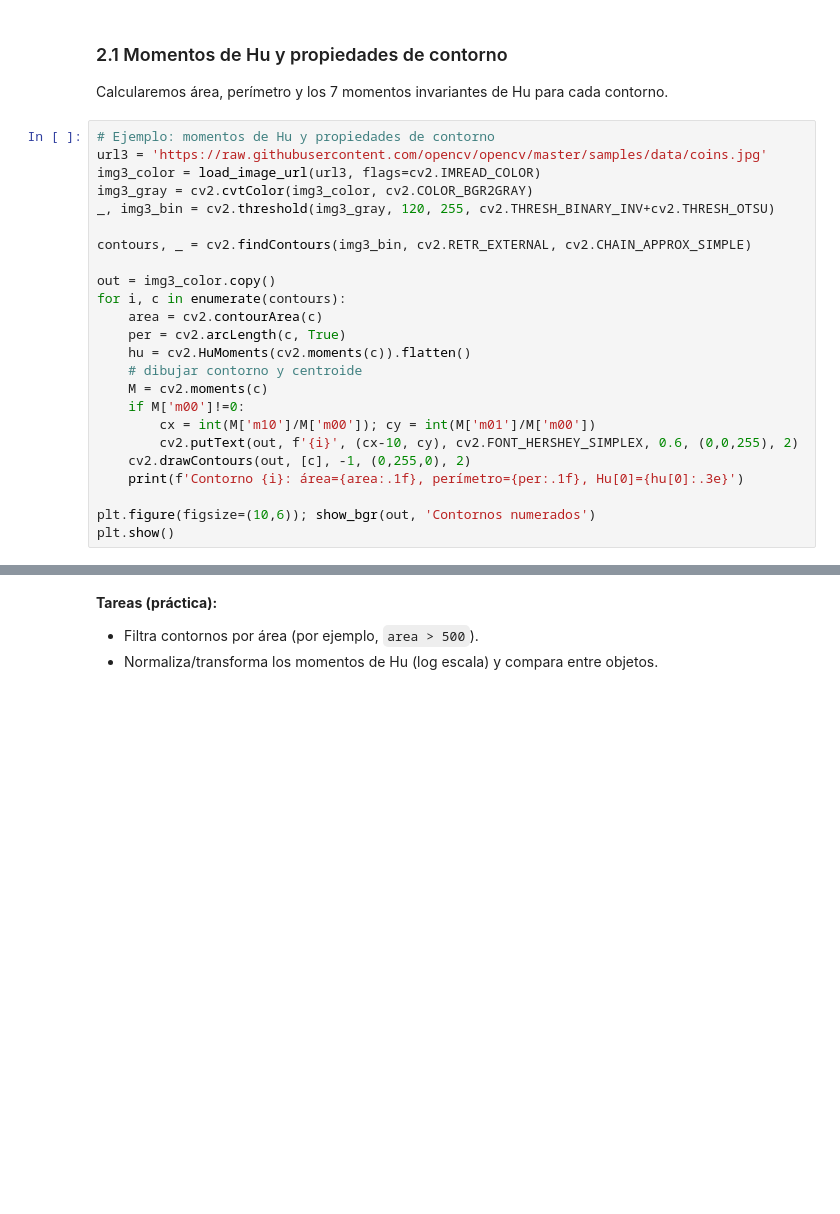
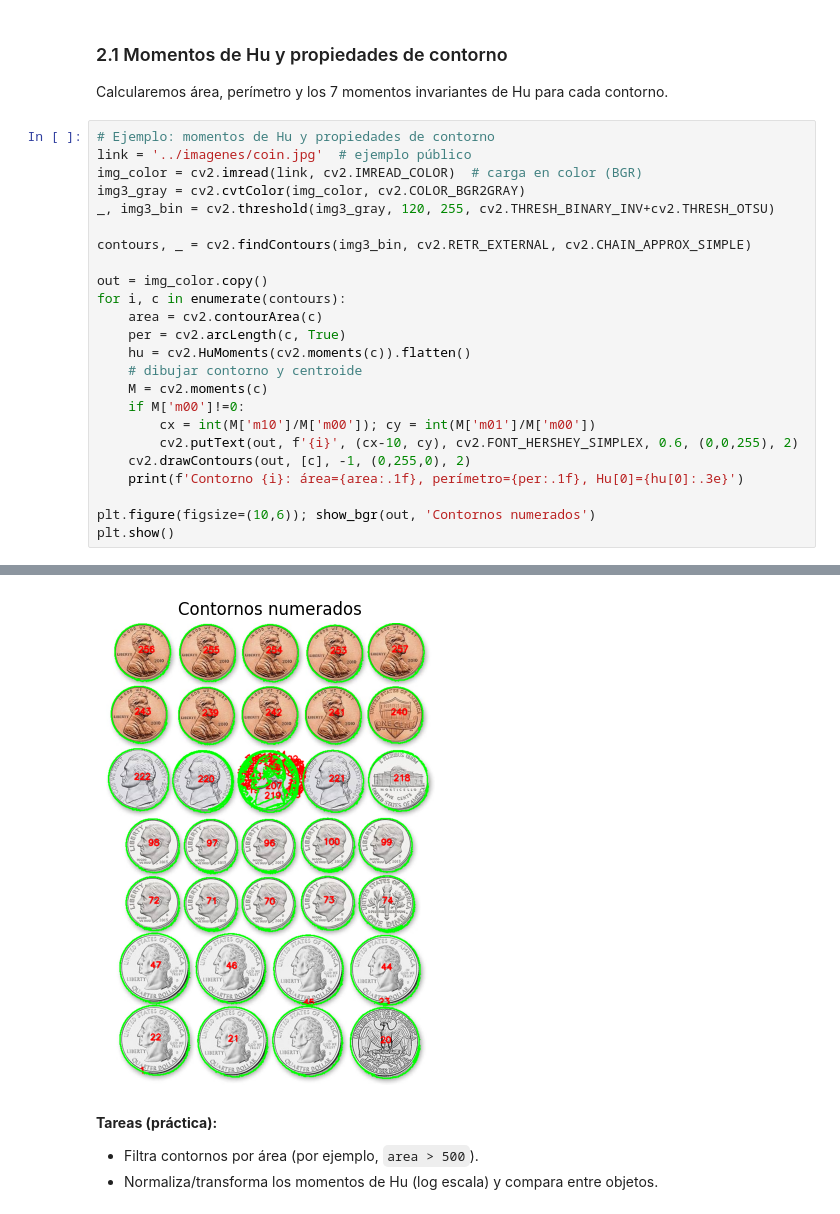
Before and after one commit to RojasG4mer/Vision-e-Inteligencia-Artificial-2026, a Jupyter notebook: Vision/vision_computacional_TareA_JFRM.ipynb, the cells around one changed output, grey strips where cells are left out. Saved outputs shown, nothing was run; the diff lists cells and outputs as text; blank space fills up the shorter version.

```diff
--- a/Vision/vision_computacional_TareA_JFRM.ipynb
+++ b/Vision/vision_computacional_TareA_JFRM.ipynb
@@ -108,14 +204,14 @@ Extraeremos propiedades geométricas (momentos de Hu, área, perímetro) y descr
 Calcularemos área, perímetro y los 7 momentos invariantes de Hu para cada contorno.
 # %%
 # Ejemplo: momentos de Hu y propiedades de contorno
-url3 = 'https://raw.githubusercontent.com/opencv/opencv/master/samples/data/coins.jpg'
-img3_color = load_image_url(url3, flags=cv2.IMREAD_COLOR)
-img3_gray = cv2.cvtColor(img3_color, cv2.COLOR_BGR2GRAY)
+link = '../imagenes/coin.jpg'  # ejemplo público
+img_color = cv2.imread(link, cv2.IMREAD_COLOR)  # carga en color (BGR)
+img3_gray = cv2.cvtColor(img_color, cv2.COLOR_BGR2GRAY)
 _, img3_bin = cv2.threshold(img3_gray, 120, 255, cv2.THRESH_BINARY_INV+cv2.THRESH_OTSU)
 
 contours, _ = cv2.findContours(img3_bin, cv2.RETR_EXTERNAL, cv2.CHAIN_APPROX_SIMPLE)
 
-out = img3_color.copy()
+out = img_color.copy()
 for i, c in enumerate(contours):
     area = cv2.contourArea(c)
     per = cv2.arcLength(c, True)
@@ -135,3 +247,4 @@ HTTPError: HTTP Error 404: Not Found
+[figure, added]
 # %% [markdown]
 **Tareas (práctica):**
 
```
Also changed, not shown: parts of 21 cells of this notebook, 6 other files.
